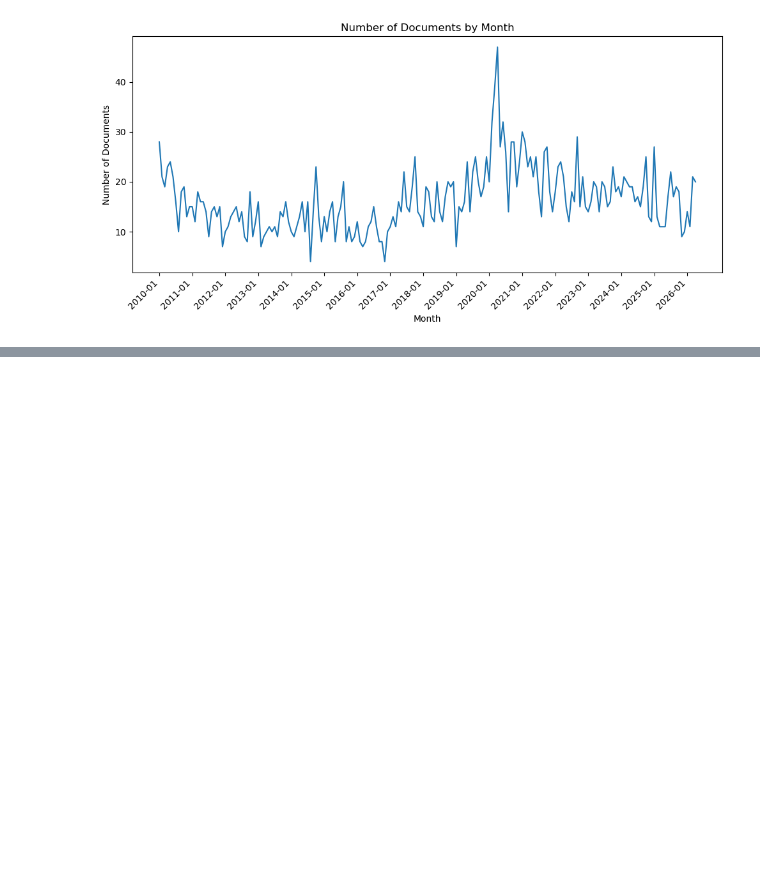
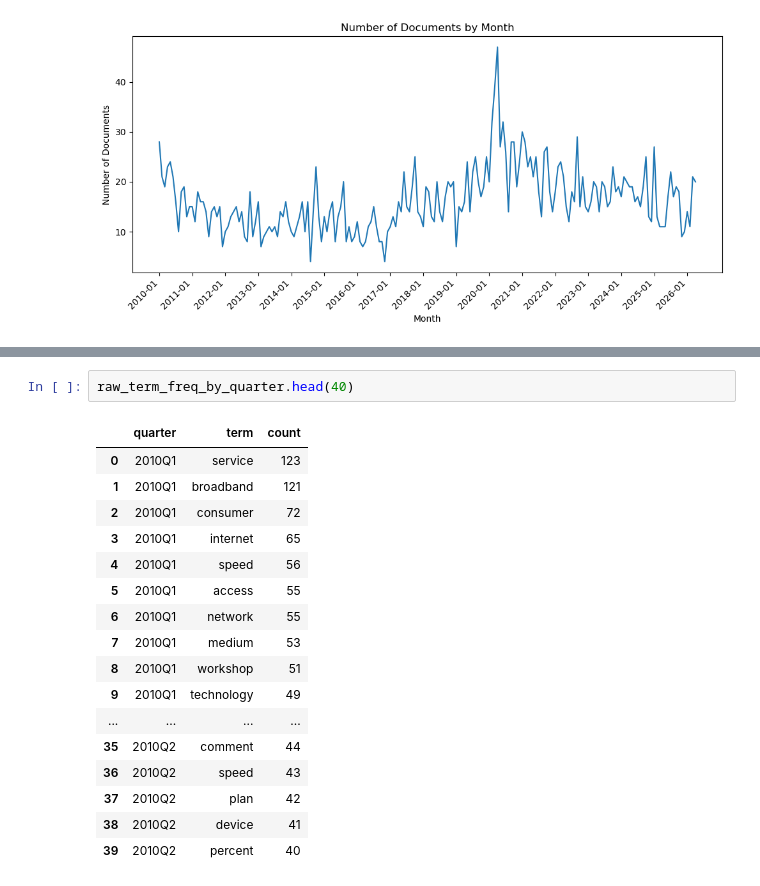
Before and after one commit to YoungbokYi/Text-Mining-FCC-Documents, a Jupyter notebook: Trend_Analysis.ipynb, the cells around one changed output, grey strips where cells are left out. Saved outputs shown, nothing was run; the diff lists cells and outputs as text; blank space fills up the shorter version.

```diff
--- a/Trend_Analysis.ipynb
+++ b/Trend_Analysis.ipynb
@@ -172,0 +369,20 @@ plot_doc_trend(avg_words_by_month, 'Month', 'Average Number of Words', 12)
+# %%
+raw_term_freq_by_quarter.head(40)
+# %% [output]
+|  | quarter | term | count |
+| 0 | 2010Q1 | service | 123 |
+| 1 | 2010Q1 | broadband | 121 |
+| 2 | 2010Q1 | consumer | 72 |
+| 3 | 2010Q1 | internet | 65 |
+| 4 | 2010Q1 | speed | 56 |
+| 5 | 2010Q1 | access | 55 |
+| 6 | 2010Q1 | network | 55 |
+| 7 | 2010Q1 | medium | 53 |
+| 8 | 2010Q1 | workshop | 51 |
+| 9 | 2010Q1 | technology | 49 |
+| ... | ... | ... | ... |
+| 35 | 2010Q2 | comment | 44 |
+| 36 | 2010Q2 | speed | 43 |
+| 37 | 2010Q2 | plan | 42 |
+| 38 | 2010Q2 | device | 41 |
+| 39 | 2010Q2 | percent | 40 |
```
Also changed, not shown: parts of 22 cells of this notebook.
